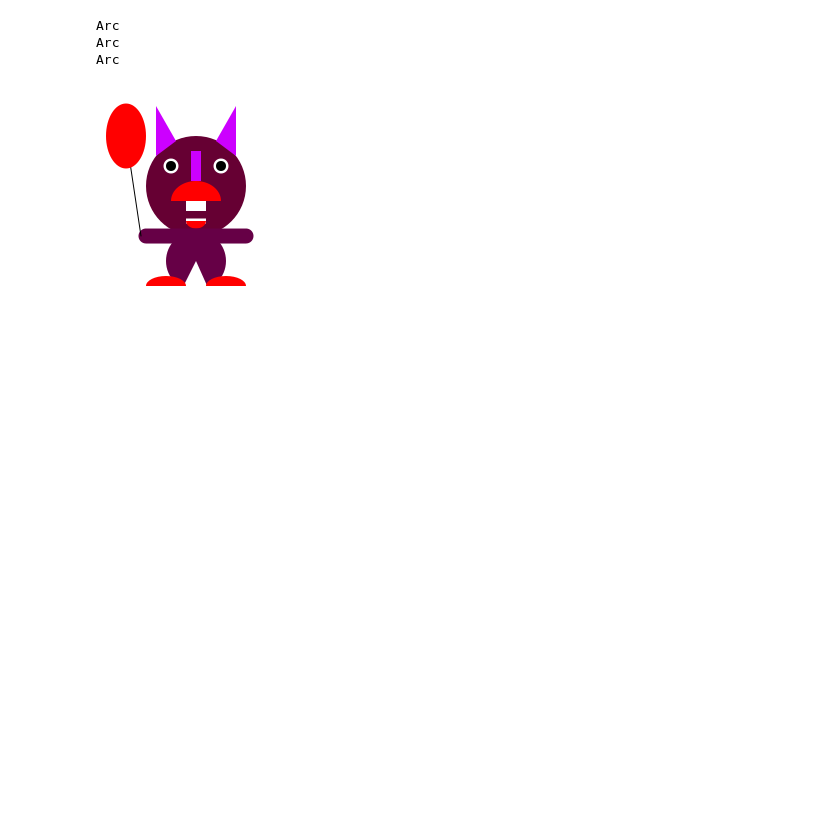
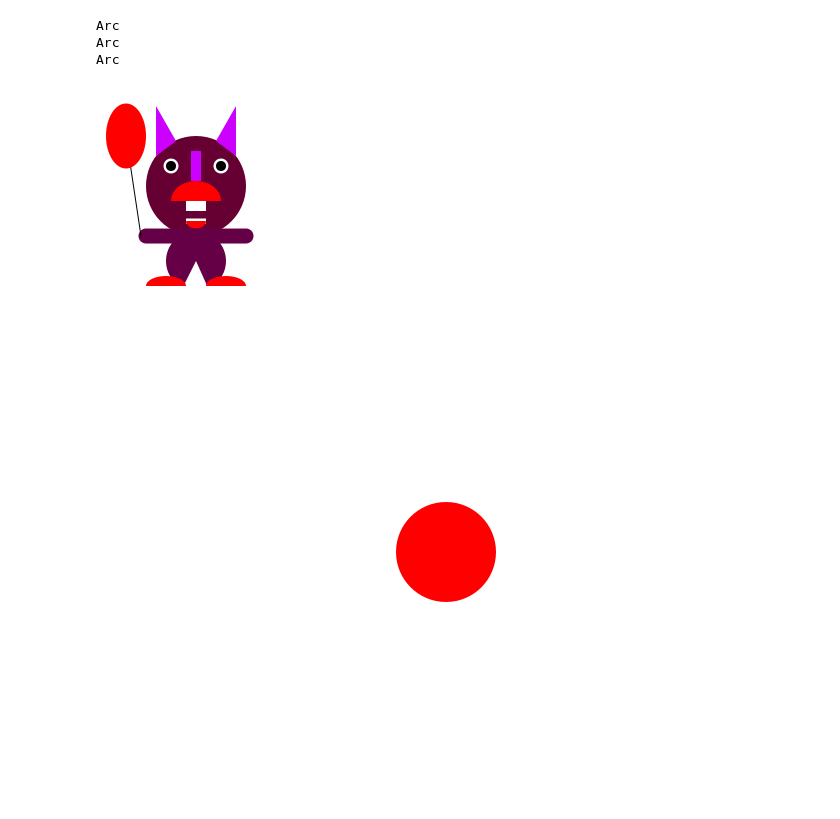
Before and after one commit to Mtj2042/generative_drawing, a Jupyter notebook: weekly/week1/week1_sketchbook.ipynb, the cells around one changed output. Drawn from its saved outputs; the diff is of its cells as text; code cells hidden in the pictures; blank space fills up the shorter version.

```diff
--- a/weekly/week1/week1_sketchbook.ipynb
+++ b/weekly/week1/week1_sketchbook.ipynb
@@ -128,3 +128,12 @@ Arc
 Arc
 Arc
 [figure]
+# %%
+create_canvas(700, 500)
+
+background(255)
+no_stroke()
+fill(255, 0, 0)
+circle(350,250,100)
+# %% [output]
+[figure, added]
```
Also changed, not shown: 4 other files.
